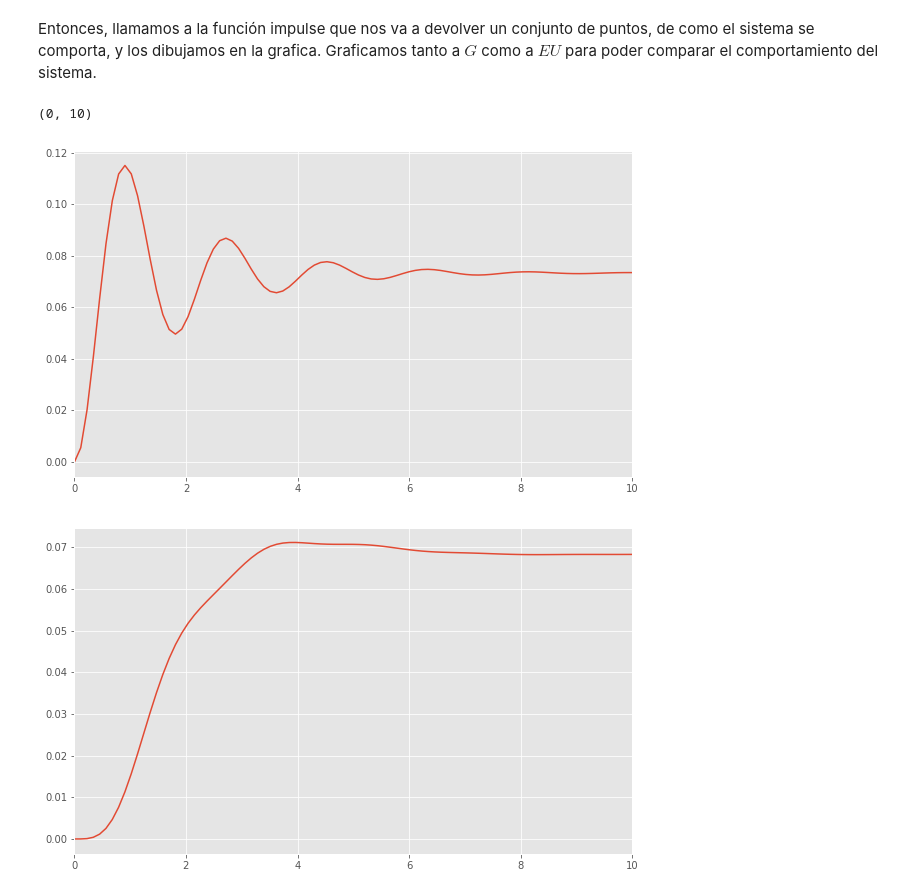
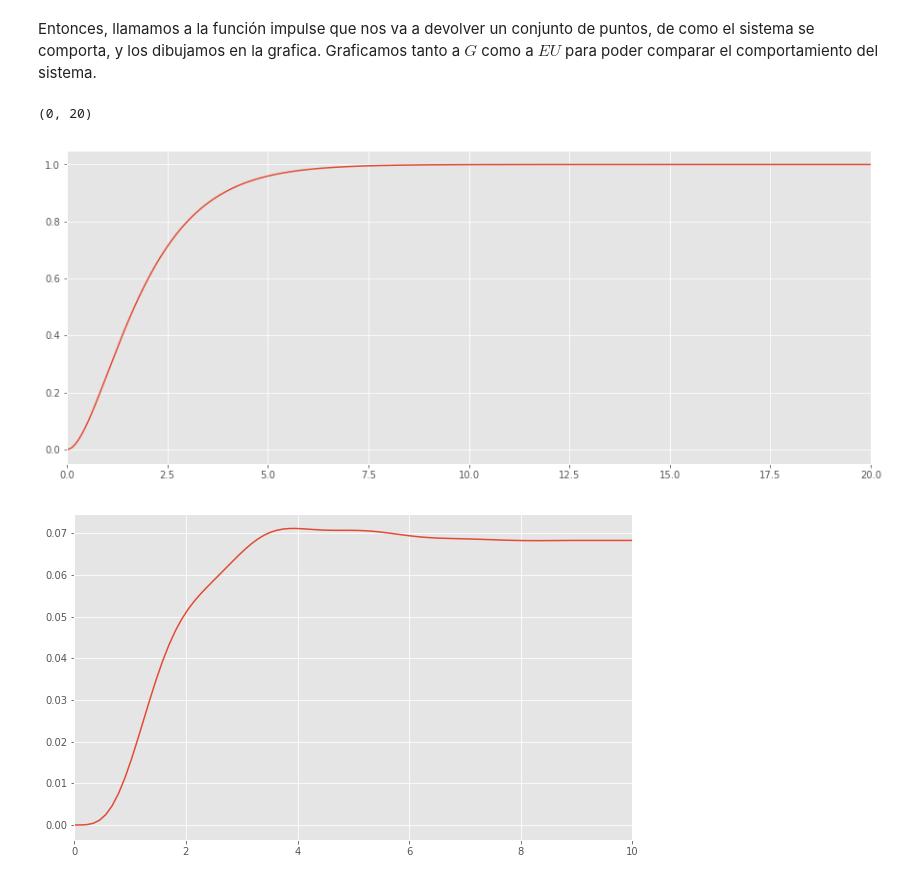
Before and after one commit to cad3na/JupyterNotebooks, a Jupyter notebook: Python/Control/Sistema Masa Resorte Amortiguador.ipynb, the cells around one changed output. Saved outputs shown, nothing was run; the diff lists cells and outputs as text; code cells hidden in the pictures.

```diff
--- a/Python/Control/Sistema Masa Resorte Amortiguador.ipynb
+++ b/Python/Control/Sistema Masa Resorte Amortiguador.ipynb
@@ -28,7 +28,7 @@ style.use("ggplot")
 # %% [markdown]
 Declaramos las variables y asignamos una función de transferencia a ellas. $G$ es nuestro sistema y $EU$ es la representación del escalon unitario, es decir, el comportamiento que estamos introduciendo a nuestro sistema. $w$ es la variable que guarda valores sobre los que nuestro sistema va a actuar.
 # %%
-G1 = tf([1], [1200.0, 1500.0, 15000.0])
+G1 = tf([1], [1.0, 2.0, 1.0])
 G2 = tf([1], [1200.0, 15000.0, 1500.0])
 Peso = tf([1100], [1])
 Con = tf([1], [1, 1.5, 1])
@@ -36,16 +36,16 @@ w = linspace(0, 20, 1000)
 # %% [markdown]
 Entonces, llamamos a la función impulse que nos va a devolver un conjunto de puntos, de como el sistema se comporta, y los dibujamos en la grafica. Graficamos tanto a $G$ como a $EU$ para poder comparar el comportamiento del sistema.
 # %%
-y1, t1 = step(Peso*G1)
+y1, t1 = step(G1, w)
 # %%
-f1 = figure(figsize=(10,6))
+f1 = figure(figsize=(15,6))
 a1 = f1.gca()
 a1.plot(t1,y1)
-a1.set_xlim([0,10])
-#a1.set_ylim([-0.1,1]);
+a1.set_xlim([0,20])
+#a1.set_ylim([-0.1,1.2]);
 # %% [output]
-(0, 10)
+(0, 20)
-[figure, old version]
+[figure, new version]
 # %%
 y1, t1 = step((Con*Peso*G1).feedback())
 # %%
```
Also changed, not shown: 25 other files.
